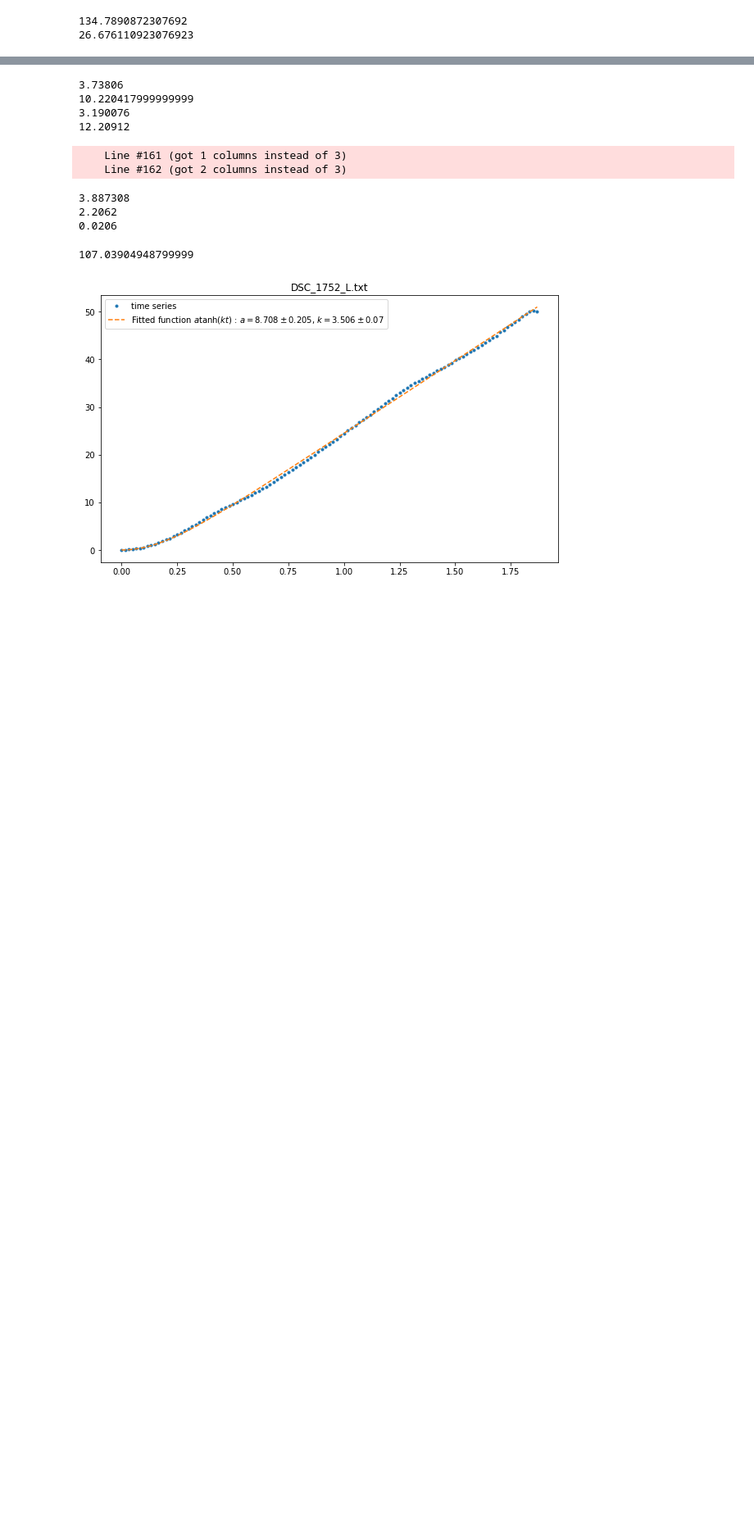
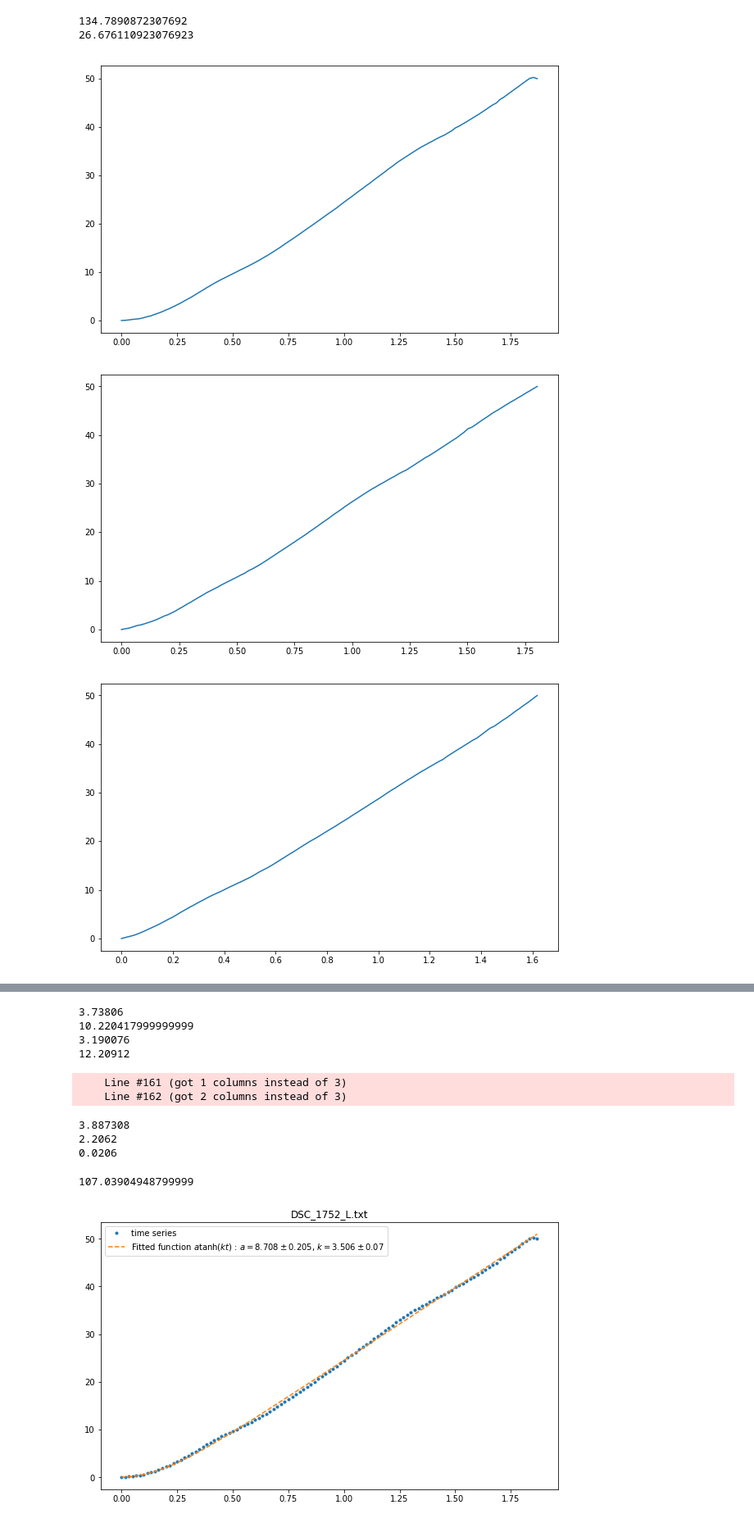
Before and after one commit to adivijaykumar/courses, a Jupyter notebook: sem2/lab/dragforce/fits.ipynb, the cells around one changed output, grey strips where cells are left out. Shown at 82% size. Drawn from its saved outputs; the diff is of its cells as text; code cells hidden in the pictures; blank space fills up the shorter version.

```diff
--- a/sem2/lab/dragforce/fits.ipynb
+++ b/sem2/lab/dragforce/fits.ipynb
@@ -26,30 +26,35 @@ for fname in glob.glob('/home/aditya/Lab/15 Mar/*L.txt'):
     x_temp = -(a[1])
     x = (x_temp - x_temp[0])/ (x_temp[-1] - x_temp[0]) * 50
     v_temp = - a[2]
     v = (v_temp - v_temp[0])/ (x_temp[-1] - x_temp[0]) * 50.
     popt, pcov = curve_fit(fitfn, t,v)#, p0=[250,0.15])
     popt = np.around(popt, decimals=3)
     #print(popt[0] * popt[1])
     g_arr.append(popt[0] * popt[1])
     perr = np.sqrt(np.diag(pcov))
     perr = (np.around(perr,decimals=3))
     #print(popt[0] * perr[1] + popt[1] * perr[0])
     g_err_arr.append(popt[0] * perr[1] + popt[1] * perr[0])
 
 
 
     plt.figure(figsize=(10,6))
     plt.plot(t,v, '.', label='time series')
     plt.plot(t, fitfn_tanh(t,popt[0],popt[1]),'--',
              label=r'Fitted function $a \tanh(kt)$ : $a =%s \pm %s $, $k = %s \pm %s $'%(popt[0],perr[0],
                                                                                               popt[1],perr[1]))
     l = fname.split('/')
     plt.title(l[-1])
     plt.legend()
     #plt.savefig(RESDIR+l[-1].split('.')[0]+'_tanh.png')
     plt.close()
+    plt.figure(figsize=(10,6))
+    plt.plot(t,x)
 print(np.mean(g_arr))
 print(np.mean(g_err_arr))
 # %% [output]
 134.7890872307692
 26.676110923076923
+[figure, added]
+[figure, added]
+[figure, added]
```
Also changed, not shown: parts of 1 cell of this notebook, 4 other files.
